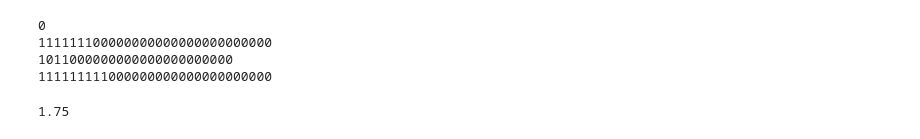
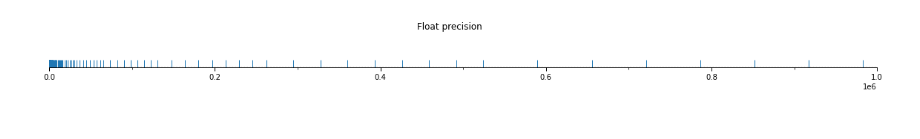
Before and after one commit to YaoTouGe/blog, a Jupyter notebook: python_notebooks/reverse_z.ipynb, the cells around one changed output. Drawn from its saved outputs; the diff is of its cells as text; code cells hidden in the pictures.

Commit message:
update float precision chart

```diff
--- a/python_notebooks/reverse_z.ipynb
+++ b/python_notebooks/reverse_z.ipynb
@@ -12,38 +12,75 @@ images[0].save("test1.png")
 # %%
 # python convert number to raw binary bits, and do some bit operation
 
+import matplotlib.pyplot as plt
+from matplotlib import ticker
 import numpy
 import struct
 a = numpy.float32(2)
 
 def binaryPrint(x):
     print("{0:b}".format(x))
 
 def floatToBits(a):
     x = struct.pack("<f", a)
     return struct.unpack("<I", x)[0]
 
 def bitsToFloat(a):
     x = struct.pack("<I", a)
     return struct.unpack("<f", x)[0]
 
 def assambleFloat32(sign, exp, mantissa):
     signPart = sign << 31
     expPart = exp << 23
     mantissaPart = mantissa
 
-    bits = numpy.uint32(signPart | expPart | mantissaPart);
-    binaryPrint(signPart)
-    binaryPrint(expPart)
-    binaryPrint(mantissaPart)
-    binaryPrint(bits)
+    bits = numpy.uint32(signPart | expPart | mantissaPart)
+    # binaryPrint(signPart)
+    # binaryPrint(expPart)
+    # binaryPrint(mantissaPart)
+    # binaryPrint(bits)
     return bitsToFloat(bits)
 
+# matplotlib
 
-assambleFloat32(0, 127, 11 << 21)
+marker_style = dict(linestyle=':', color='0.8', markersize=20,
+                    markerfacecolor="tab:blue", markeredgecolor="tab:blue")
+
+def setup(ax, markerX, markerY):
+    """Set up common parameters for the Axes in the example."""
+    # only show the bottom spine
+    ax.yaxis.set_major_locator(ticker.NullLocator())
+    ax.spines['right'].set_color('none')
+    ax.spines['left'].set_color('none')
+    ax.spines['top'].set_color('none')
+
+    # define tick positions
+    ax.xaxis.set_major_locator(ticker.MultipleLocator(200000))
+    ax.xaxis.set_minor_locator(ticker.MultipleLocator(100000))
+
+    ax.xaxis.set_ticks_position('bottom')
+    ax.tick_params(which='major', width=1.00, length=5)
+    ax.tick_params(which='minor', width=0.75, length=2.5, labelsize=10)
+    ax.set_xlim(0, 1000000)
+    ax.set_ylim(0, 100)
+
+    ax.plot(markerX, markerY, 0, marker='|', **marker_style)
+
+fig0, axs0 = plt.subplots(1, 1, figsize=(20, 1))
+fig0.suptitle('Float precision')
+
+deltaBits = 0x1
+deltaMantissa = 0x1 << 20
+x = []
+exp = 0
+while(exp < 255):
+    mantissa = 0
+    while(mantissa < 2**23):
+        x.append(assambleFloat32(0, exp, mantissa))
+        mantissa += deltaMantissa
+    exp += deltaBits
+y = [0] * len(x)
+setup(axs0, x, y)
+#x[len(x) - 100:]
 # %% [output]
-0
-111111100000000000000000000000
-1011000000000000000000000
-111111111000000000000000000000
-1.75
+[figure, added]
```
Also changed, not shown: parts of 1 cell of this notebook, 1 other file.
